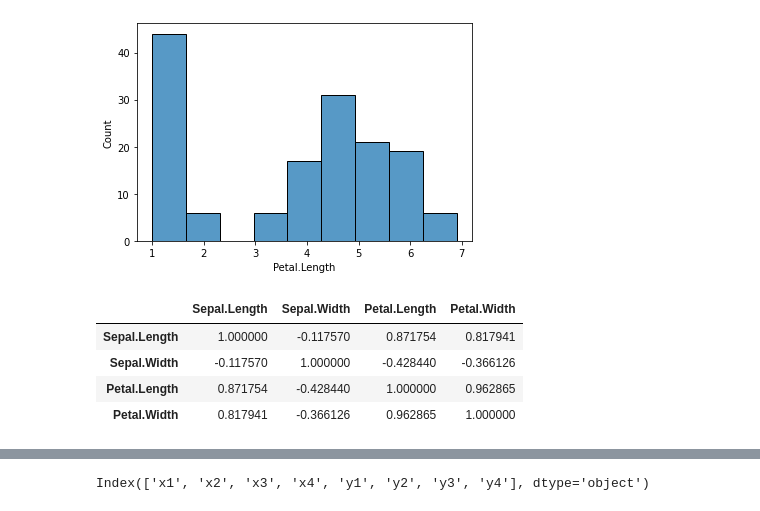
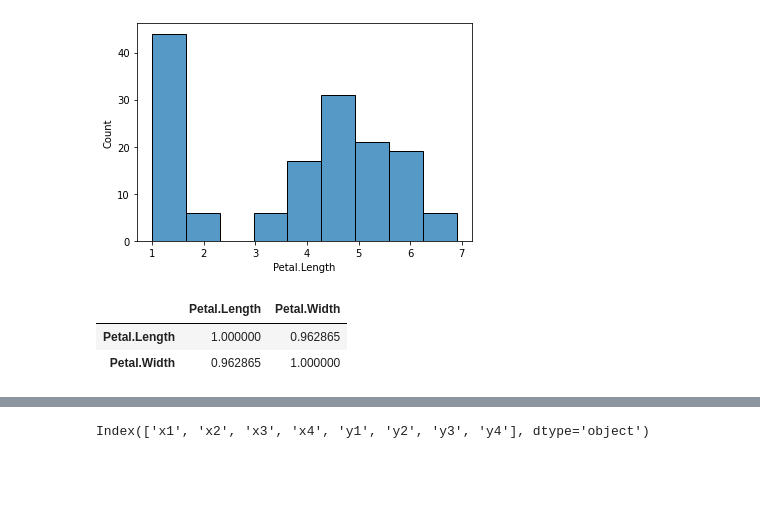
Before and after one commit to PGuajardo/numpy-pandas-visualization-exercises, a Jupyter notebook: seaborn_exercises.ipynb, the cells around one changed output, grey strips where cells are left out. Saved outputs shown, nothing was run; the diff lists cells and outputs as text; code cells hidden in the pictures; blank space fills up the shorter version.

```diff
--- a/seaborn_exercises.ipynb
+++ b/seaborn_exercises.ipynb
@@ -33,10 +47,8 @@ sns.histplot(data = iris, x = 'Petal.Length')
 # %%
 # Is there a correlation between petal length and petal width?
 # %%
-iris.corr()
+iris[['Petal.Length','Petal.Width']].corr()
 # %% [output]
-|  | Sepal.Length | Sepal.Width | Petal.Length | Petal.Width |
-| Sepal.Length | 1.000000 | -0.117570 | 0.871754 | 0.817941 |
-| Sepal.Width | -0.117570 | 1.000000 | -0.428440 | -0.366126 |
-| Petal.Length | 0.871754 | -0.428440 | 1.000000 | 0.962865 |
-| Petal.Width | 0.817941 | -0.366126 | 0.962865 | 1.000000 |
+|  | Petal.Length | Petal.Width |
+| Petal.Length | 1.000000 | 0.962865 |
+| Petal.Width | 0.962865 | 1.000000 |
```
Also changed, not shown: parts of 34 cells of this notebook.
